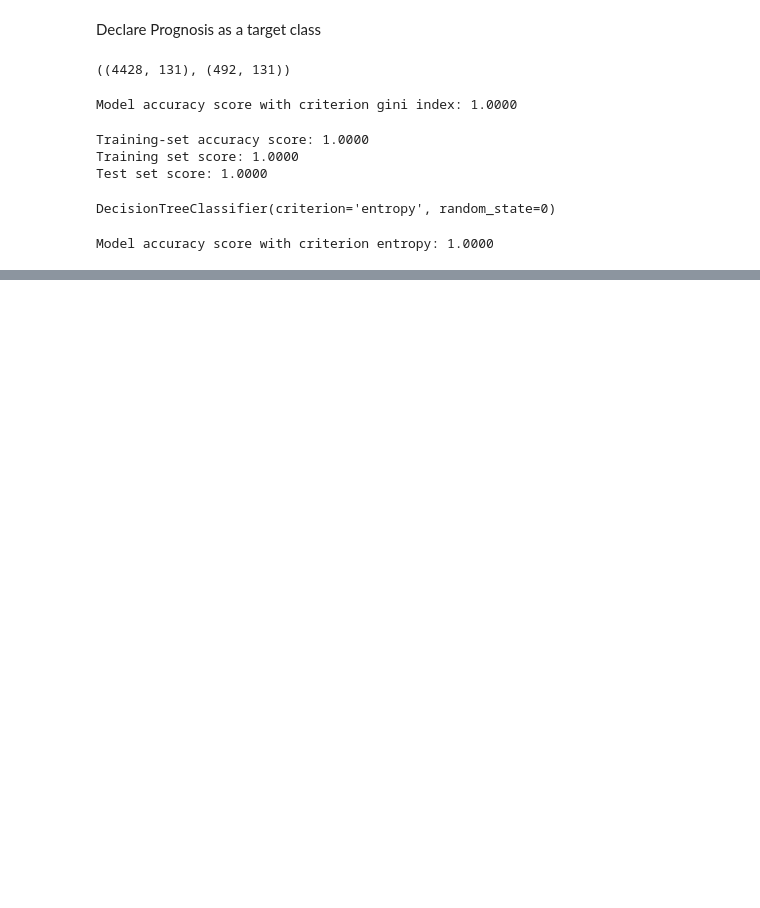
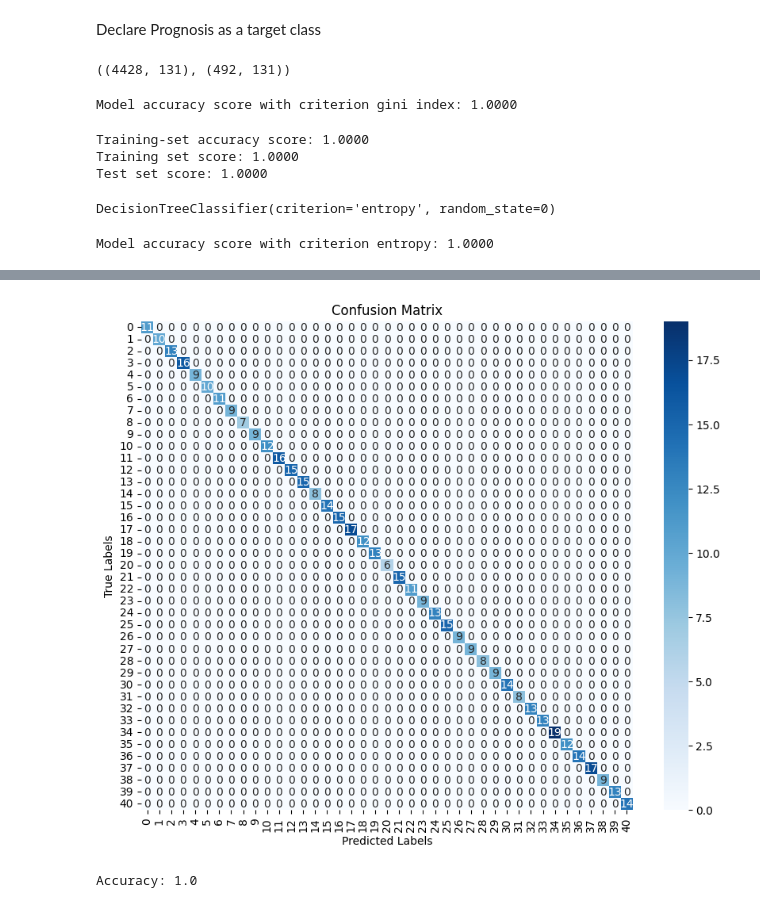
Before and after one commit to jumli-gazali/diagnese, a Jupyter notebook: Diagnese.ipynb, the cells around one changed output, grey strips where cells are left out. Drawn from its saved outputs; the diff is of its cells as text; code cells hidden in the pictures; blank space fills up the shorter version.

```diff
--- a/Diagnese.ipynb
+++ b/Diagnese.ipynb
@@ -269,0 +296,17 @@ Accuracy: 0.0
+# %%
+from sklearn.preprocessing import LabelEncoder
+
+# Mengonversi label menjadi bentuk 1 dimensi
+y_true_labels_1d = np.argmax(y_true_labels, axis=1)
+
+# Membuat objek LabelEncoder
+label_encoder = LabelEncoder()
+
+# Mengonversi label kategori menjadi tipe data numerik
+y_true_labels_encoded = label_encoder.fit_transform(y_true_labels_1d)
+
+# Membuat confusion matrix
+cm = confusion_matrix(y_true_labels_encoded, y_pred_labels)
+
+print("Confusion Matrix:")
+print(cm)
@@ -269,0 +322,50 @@ Accuracy: 0.0
+# %%
+import matplotlib.pyplot as plt
+import seaborn as sns
+
+# Membuat confusion matrix
+cm = confusion_matrix(y_true_labels_encoded, y_pred_labels)
+
+# Menentukan label kelas
+class_labels = label_encoder.classes_
+
+# Mengatur ukuran gambar
+plt.figure(figsize=(10, 8))
+
+# Menggambar confusion matrix dengan heatmap
+sns.heatmap(cm, annot=True, fmt="d", cmap="Blues", xticklabels=class_labels, yticklabels=class_labels)
+
+# Mengatur label sumbu x dan y
+plt.xlabel('Predicted Labels')
+plt.ylabel('True Labels')
+
+# Menampilkan judul
+plt.title('Confusion Matrix')
+
+# Menampilkan gambar
+plt.show()
+# %% [output]
+[figure, added]
+# %%
+from sklearn.neighbors import KNeighborsClassifier
+from sklearn.metrics import accuracy_score
+
+# Konversi data training dan testing menjadi numpy arrays
+X_train = np.array(X_train)
+X_test = np.array(X_test)
+y_train = np.array(y_train)
+y_test = np.array(y_test)
+
+# Inisialisasi dan latih model KNN
+k = 3  # Jumlah tetangga terdekat yang dipertimbangkan
+knn_model = KNeighborsClassifier(n_neighbors=k)
+knn_model.fit(X_train, y_train)
+
+# Prediksi label kelas untuk data testing
+y_pred = knn_model.predict(X_test)
+
+# Hitung akurasi prediksi
+accuracy = accuracy_score(y_test, y_pred)
+print("Accuracy:", accuracy)
+# %% [output]
+Accuracy: 1.0
```
Also changed, not shown: parts of 9 cells of this notebook.
